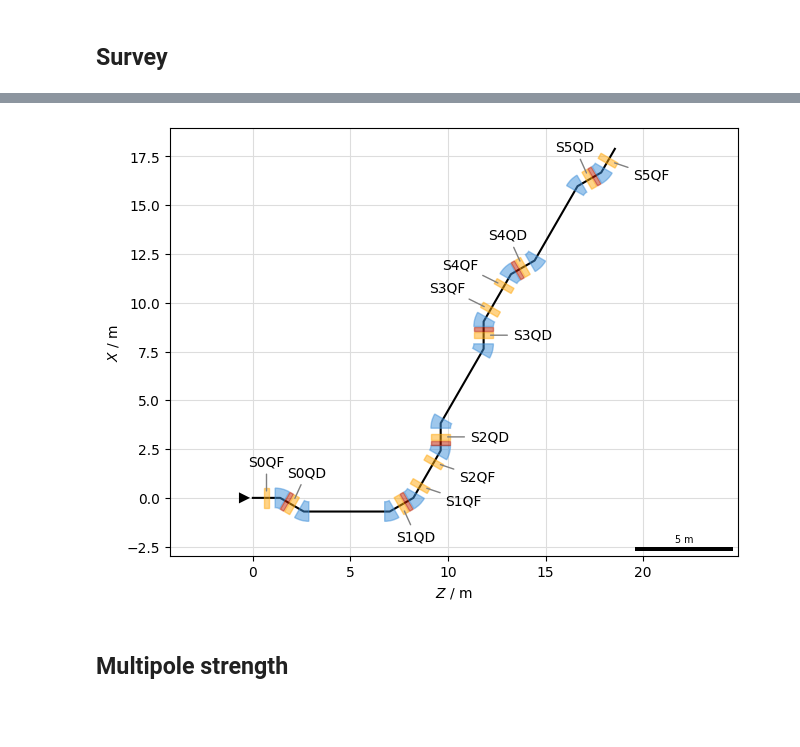
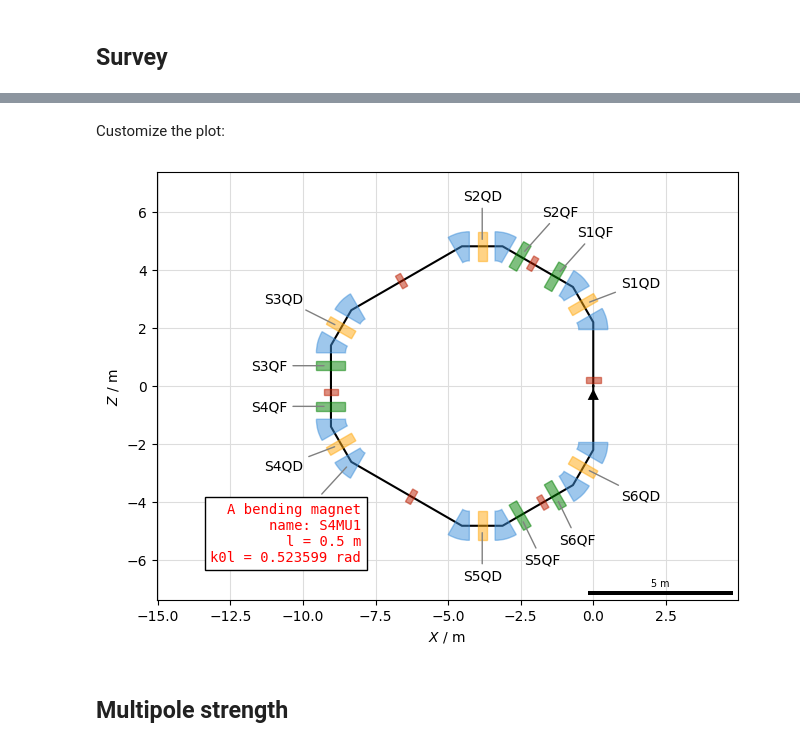
Before and after one commit to xsuite/xplt, a Jupyter notebook: examples/line.ipynb, the cells around one changed output, grey strips where cells are left out. Drawn from its saved outputs; the diff is of its cells as text; code cells hidden in the pictures; blank space fills up the shorter version.

```diff
--- a/examples/line.ipynb
+++ b/examples/line.ipynb
@@ -65,8 +49,29 @@ survey = tracker.survey()
+# %% [markdown]
+Customize the plot:
 # %%
-plot = xplt.FloorPlot(survey, line, labels="S.Q.")
+plot = xplt.FloorPlot(
+    survey,
+    line,
+    projection="XZ",
+    boxes={  # adjust box style for element names matching regex
+        "S.QF": dict(color="green"),
+        "S.SX": dict(width=0.5),
+        "S...": True,  # default style for other elements
+    },
+    labels={  # adjust labels for element names matching regex
+        "S.Q.": True,  # default labels
+        "S4MU1": dict(
+            text="A bending magnet\nname: {name}\nl = {element.length} m\nk0l = {element.knl[0]:g} rad",
+            xytext=(-8, -4),
+            bbox={"fc": "white"},
+            font="monospace",
+            c="red",
+        ),
+    },
+)
 plot.add_scale()
 # %% [output]
-[figure, old version]
+[figure, new version]
 # %% [markdown]
 ## Multipole strength
 # %% [markdown]
```
Also changed, not shown: parts of 4 cells of this notebook, 3 other files.
